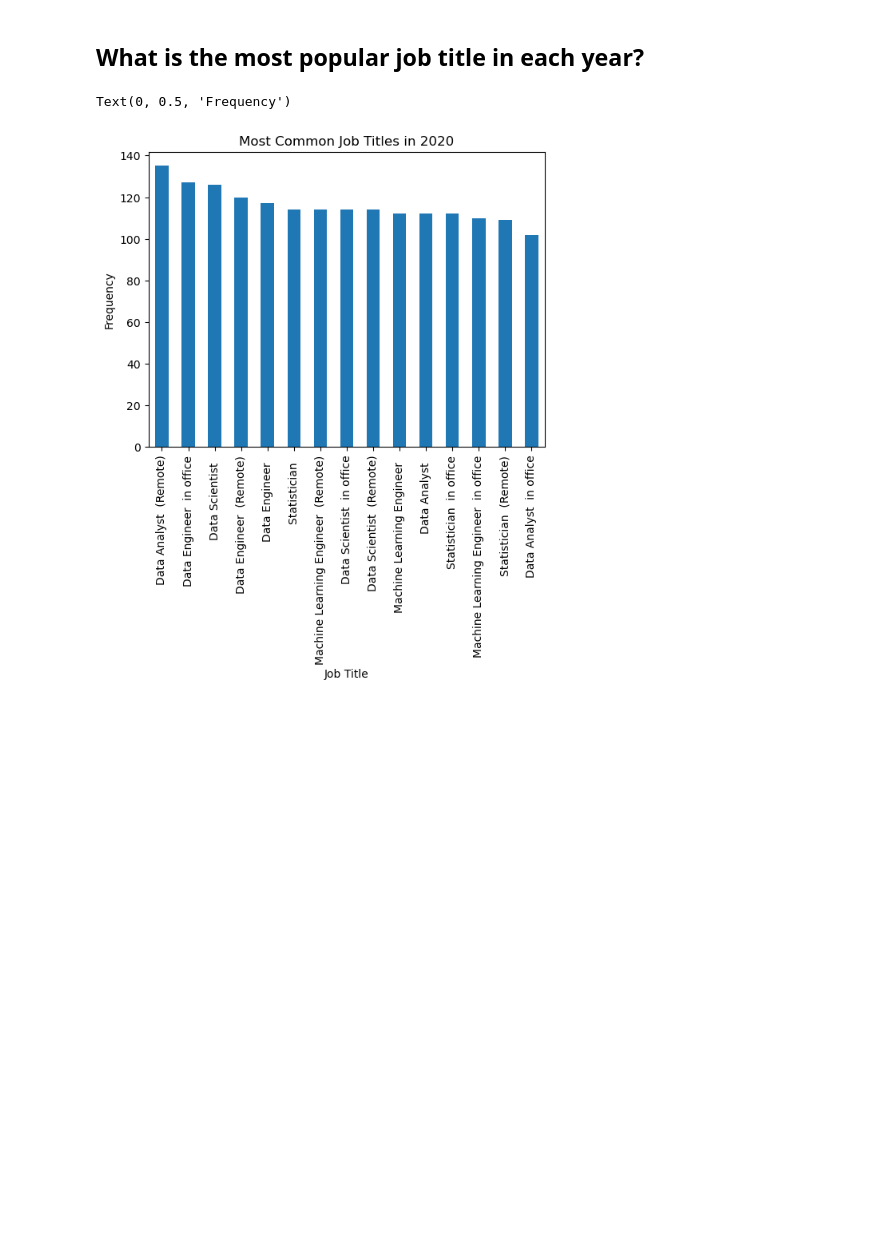
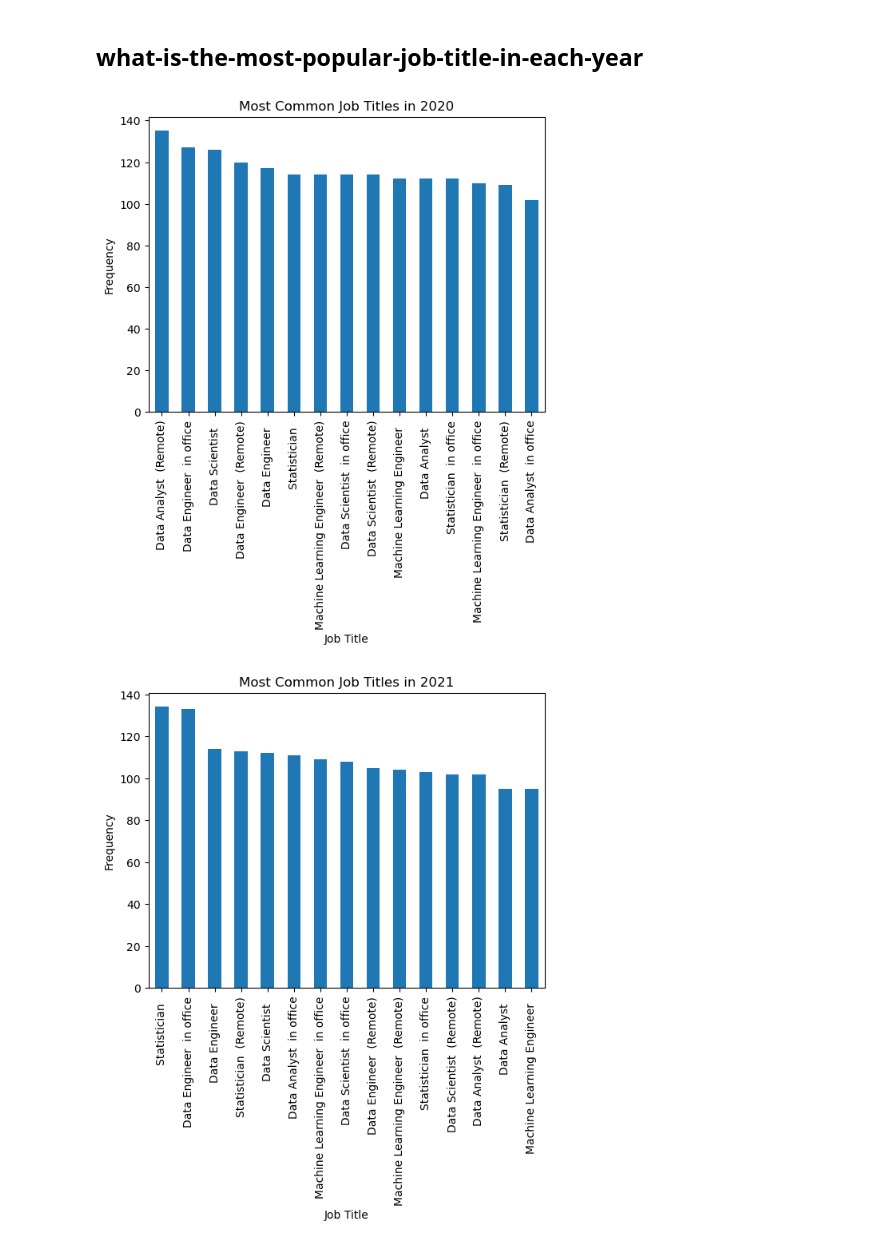
Before and after one commit to finn6666/Data_Science_Analysis, a Jupyter notebook: Data science dataset.ipynb, the cells around one changed output. Cells and saved outputs as stored; diff of their text form; code cells hidden in the pictures; blank space fills up the shorter version.

```diff
--- a/Data science dataset.ipynb
+++ b/Data science dataset.ipynb
@@ -32,15 +33,23 @@ data.head()
 | 3 | 2022 | Data Analyst in office | ML/AI | JPY | 154130 | 135242 | DE | ... |
 | 4 | 2020 | Statistician | Data Science | EUR | 172312 | 35156 | UK | ... |
 # %% [markdown]
-<a id="Most-popular-job-year"></a>
-## What is the most popular job title in each year?
+## what-is-the-most-popular-job-title-in-each-year
 # %%
-work_year = data[data['work_year'] == 2020]
-most_common_2020 = (work_year['job_title'].value_counts())
-most_common_2020.plot(kind='bar')
-plt.title('Most Common Job Titles in 2020')
-plt.xlabel('Job Title')
-plt.ylabel('Frequency')
+#Bar charts to show the most common jobs for each year
+years = [2020, 2021, 2022]
+
+most_common_per_year = {}
+
+for year in years:
+    work_year = data[data['work_year'] == year]
+    most_common = work_year['job_title'].value_counts()
+    most_common_per_year[year] = most_common
+
+    most_common.plot(kind='bar')
+    plt.title(f'Most Common Job Titles in {year}')
+    plt.xlabel('Job Title')
+    plt.ylabel('Frequency')
+    plt.show()
 # %% [output]
-Text(0, 0.5, 'Frequency')
 [figure]
+[figure, added]
```
Also changed, not shown: parts of 16 cells of this notebook.
